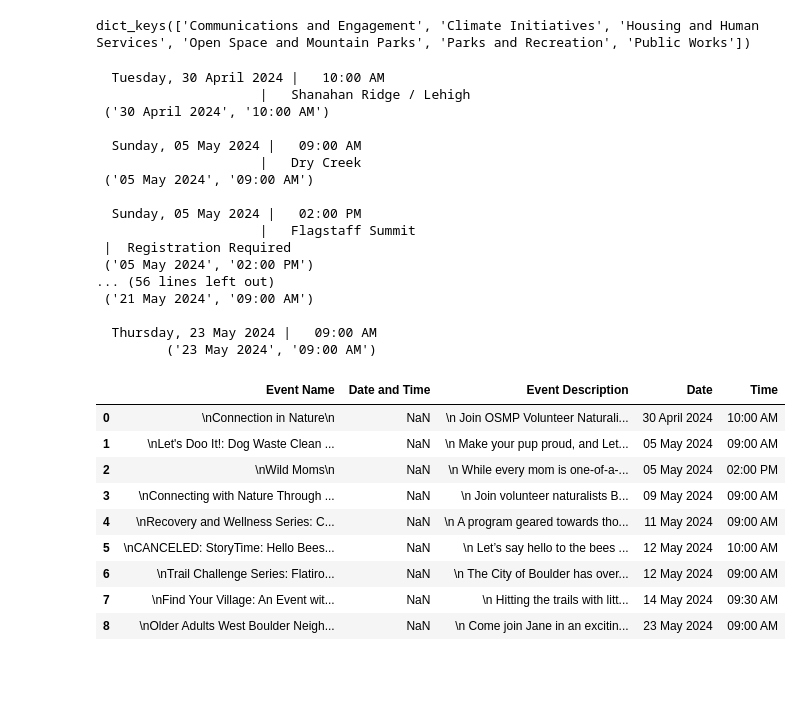
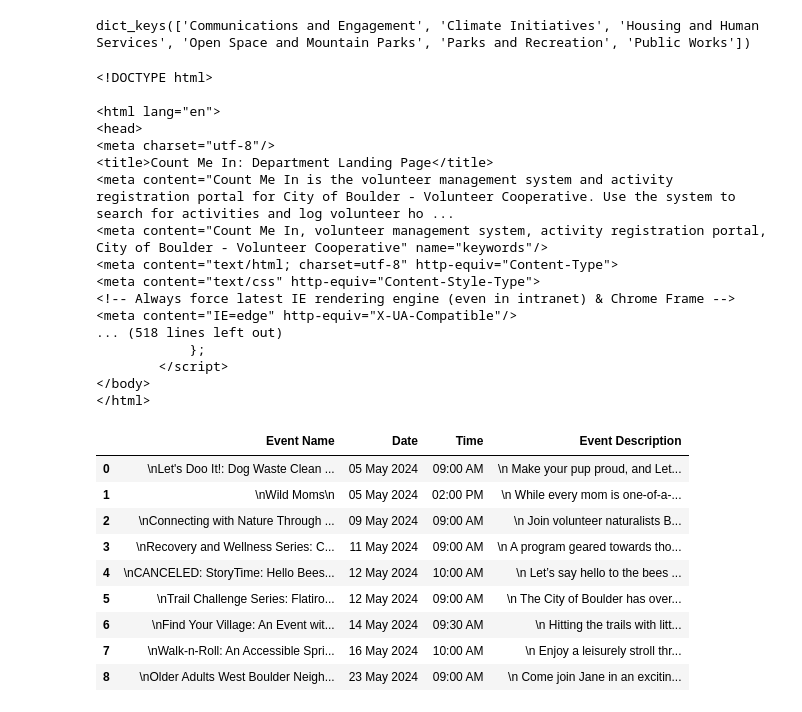
Before and after one commit to Yashuchirag/Volunteer-Management, a Jupyter notebook: EventScraping.ipynb, the cells around one changed output. Drawn from its saved outputs; the diff is of its cells as text; code cells hidden in the pictures; blank space fills up the shorter version.

```diff
--- a/EventScraping.ipynb
+++ b/EventScraping.ipynb
@@ -21,61 +21,64 @@ for dept in eventDeptDict.keys():
 dict_deptEventHtml.keys()
 # %% [output]
 dict_keys(['Communications and Engagement', 'Climate Initiatives', 'Housing and Human Services', 'Open Space and Mountain Parks', 'Parks and Recreation', 'Public Works'])
+# %%
+dict_deptEventHtml["Parks and Recreation"]
+# %% [output]
+<!DOCTYPE html>
+
+<html lang="en">
+<head>
+<meta charset="utf-8"/>
+<title>Count Me In: Department Landing Page</title>
+<meta content="Count Me In is the volunteer management system and activity registration portal for City of Boulder - Volunteer Cooperative. Use the system to search for activities and log volunteer ho ...
+<meta content="Count Me In, volunteer management system, activity registration portal, City of Boulder - Volunteer Cooperative" name="keywords"/>
+<meta content="text/html; charset=utf-8" http-equiv="Content-Type">
+<meta content="text/css" http-equiv="Content-Style-Type">
+<!-- Always force latest IE rendering engine (even in intranet) & Chrome Frame -->
+<meta content="IE=edge" http-equiv="X-UA-Compatible"/>
+... (518 lines left out)
+            };
+        </script>
+</body>
+</html>
 # %%
 event_html={}
 
 for dept in dict_deptEventHtml.keys():
     event_html[dept] = [html for html in dict_deptEventHtml[dept].find_all('tr')]
 # %%
-eventDetails = pd.DataFrame(columns=["Event Name", "Date and Time", "Event Description"])
+eventDetails = pd.DataFrame(columns=["Event Name", "Date", "Time", "Event Description"])
 
 for event_html_iter in event_html.values():
     for eventList in event_html_iter:
-        event_name_element = eventList.find('a', attrs={"title": "Activity Details"})
+        event_name_element = eventList.find('a', attrs={"title": "Activity Details"})# or eventList.find('a', attrs={"href": re.compile("/PublicActivityVolunteerRegistration/")})
         date_time_element = eventList.find('h5', attrs={"class": "margin-top-5"})
         description_element = eventList.find('p')
 
         # Check if elements are found before calling get_text()
         event_name = event_name_element.get_text() if event_name_element else None
         date_time = date_time_element.get_text() if date_time_element else None
         date_time_regex = r"(\d{1,2}\s[A-Za-z]+\s\d{4})\s+\|\s+(\d{2}:\d{2}\s[AP]M)"
         date, time = re.findall(date_time_regex, date_time)[0]
         description = description_element.get_text() if description_element else None
 
         # Append data to DataFrame only if all elements are found
         if all((event_name, date_time, description)):
             eventRow = pd.DataFrame({"Event Name": [event_name], "Date": [date], "Time": [time], "Event Description": [description]})
             eventDetails = pd.concat([eventDetails, eventRow], ignore_index=True)
 
 eventDetails
 # %% [output]
-  Tuesday, 30 April 2024 |   10:00 AM
-                     |   Shanahan Ridge / Lehigh
- ('30 April 2024', '10:00 AM')
-
-  Sunday, 05 May 2024 |   09:00 AM
-                     |   Dry Creek
- ('05 May 2024', '09:00 AM')
-
-  Sunday, 05 May 2024 |   02:00 PM
-                     |   Flagstaff Summit
- |  Registration Required
- ('05 May 2024', '02:00 PM')
-... (56 lines left out)
- ('21 May 2024', '09:00 AM')
-
-  Thursday, 23 May 2024 |   09:00 AM
-         ('23 May 2024', '09:00 AM')
-|  | Event Name | Date and Time | Event Description | Date | Time |
-| 0 | \nConnection in Nature\n | NaN | \n Join OSMP Volunteer Naturali... | 30 April 2024 | 10:00 AM |
-| 1 | \nLet's Doo It!: Dog Waste Clean ... | NaN | \n Make your pup proud, and Let... | 05 May 2024 | 09:00 AM |
-| 2 | \nWild Moms\n | NaN | \n While every mom is one-of-a-... | 05 May 2024 | 02:00 PM |
-| 3 | \nConnecting with Nature Through ... | NaN | \n Join volunteer naturalists B... | 09 May 2024 | 09:00 AM |
-| 4 | \nRecovery and Wellness Series: C... | NaN | \n A program geared towards tho... | 11 May 2024 | 09:00 AM |
-| 5 | \nCANCELED: StoryTime: Hello Bees... | NaN | \n Let’s say hello to the bees ... | 12 May 2024 | 10:00 AM |
-| 6 | \nTrail Challenge Series: Flatiro... | NaN | \n The City of Boulder has over... | 12 May 2024 | 09:00 AM |
-| 7 | \nFind Your Village: An Event wit... | NaN | \n Hitting the trails with litt... | 14 May 2024 | 09:30 AM |
-| 8 | \nOlder Adults West Boulder Neigh... | NaN | \n Come join Jane in an excitin... | 23 May 2024 | 09:00 AM |
+|  | Event Name | Date | Time | Event Description |
+| 0 | \nLet's Doo It!: Dog Waste Clean ... | 05 May 2024 | 09:00 AM | \n Make your pup proud, and Let... |
+| 1 | \nWild Moms\n | 05 May 2024 | 02:00 PM | \n While every mom is one-of-a-... |
+| 2 | \nConnecting with Nature Through ... | 09 May 2024 | 09:00 AM | \n Join volunteer naturalists B... |
+| 3 | \nRecovery and Wellness Series: C... | 11 May 2024 | 09:00 AM | \n A program geared towards tho... |
+| 4 | \nCANCELED: StoryTime: Hello Bees... | 12 May 2024 | 10:00 AM | \n Let’s say hello to the bees ... |
+| 5 | \nTrail Challenge Series: Flatiro... | 12 May 2024 | 09:00 AM | \n The City of Boulder has over... |
+| 6 | \nFind Your Village: An Event wit... | 14 May 2024 | 09:30 AM | \n Hitting the trails with litt... |
+| 7 | \nWalk-n-Roll: An Accessible Spri... | 16 May 2024 | 10:00 AM | \n Enjoy a leisurely stroll thr... |
+| 8 | \nOlder Adults West Boulder Neigh... | 23 May 2024 | 09:00 AM | \n Come join Jane in an excitin... |
 # %%
 eventDetails.replace('\n', '', regex=True, inplace=True)
 # %%
```
Also changed, not shown: parts of 2 cells of this notebook, 4 other files.
